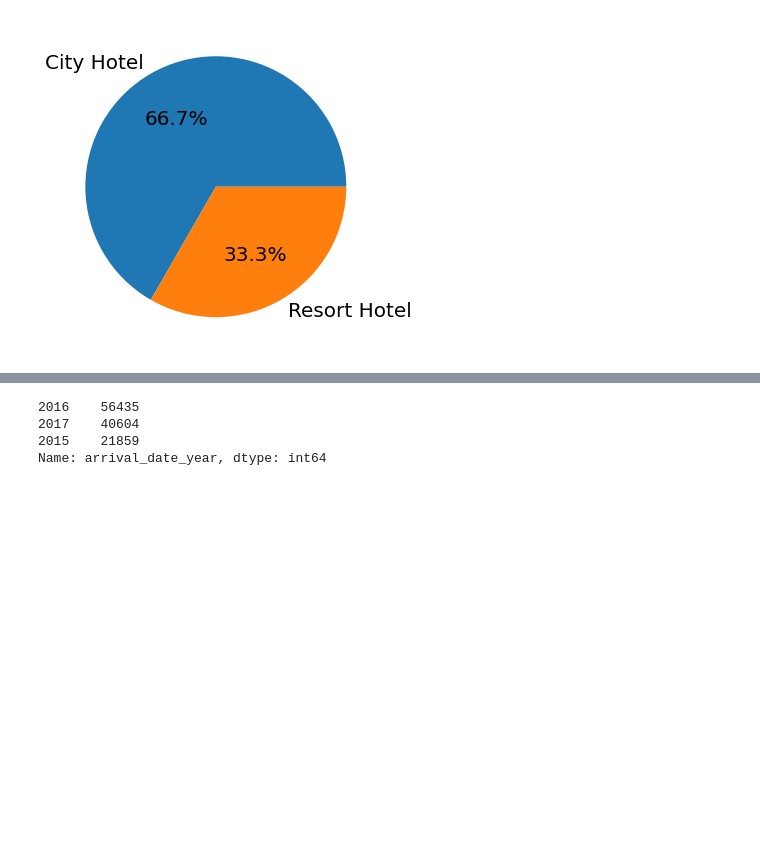
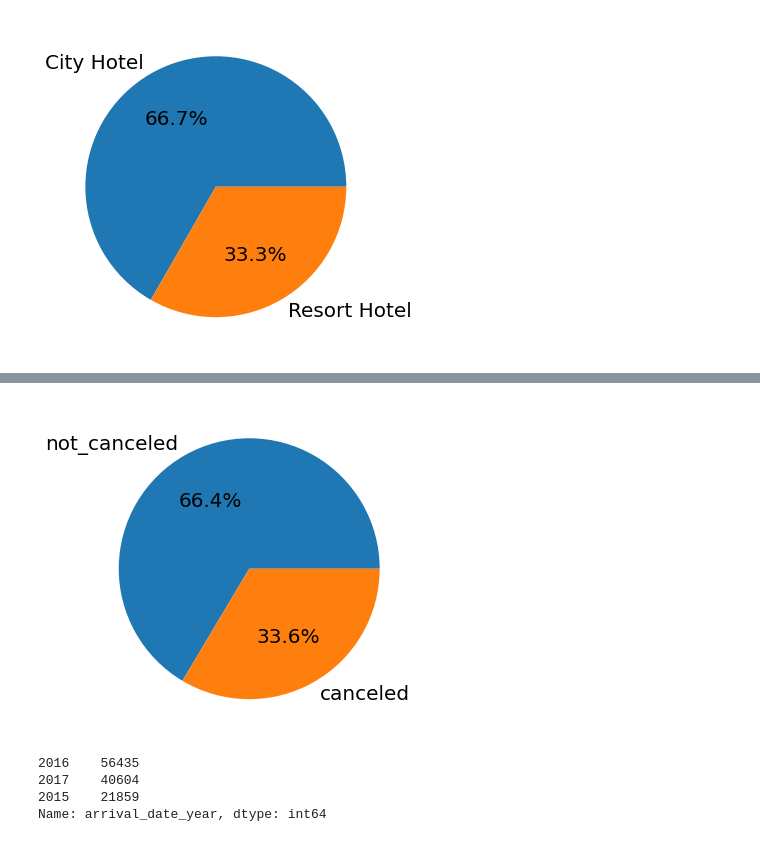
Before and after one commit to Gaurav-Yaduvanshi/Hotel-Booking-Analysis, a Jupyter notebook: Hotel_Booking_Analysis_Individual_Notebook_.ipynb, the cells around one changed output, grey strips where cells are left out. Drawn from its saved outputs; the diff is of its cells as text; code cells hidden in the pictures; blank space fills up the shorter version.

```diff
--- a/Hotel_Booking_Analysis_Individual_Notebook_.ipynb
+++ b/Hotel_Booking_Analysis_Individual_Notebook_.ipynb
@@ -175,3 +175,12 @@ plt.show()
+# %%
+labels = df['is_canceled'].value_counts().index
+sizes = df['hotel'].value_counts()
+
+plt.figure(figsize=(6,6))
+plt.pie(sizes,labels=labels,autopct='%0.1f%%',textprops={'fontsize': 20})
+plt.show()
+# %% [output]
+[figure, added]
 # %%
 # City hotels have the highest cancellation rates, this can be verified by the fact that city hotels have higher booking rate than resort hotels
 # %%
```
Also changed, not shown: parts of 8 cells of this notebook.
